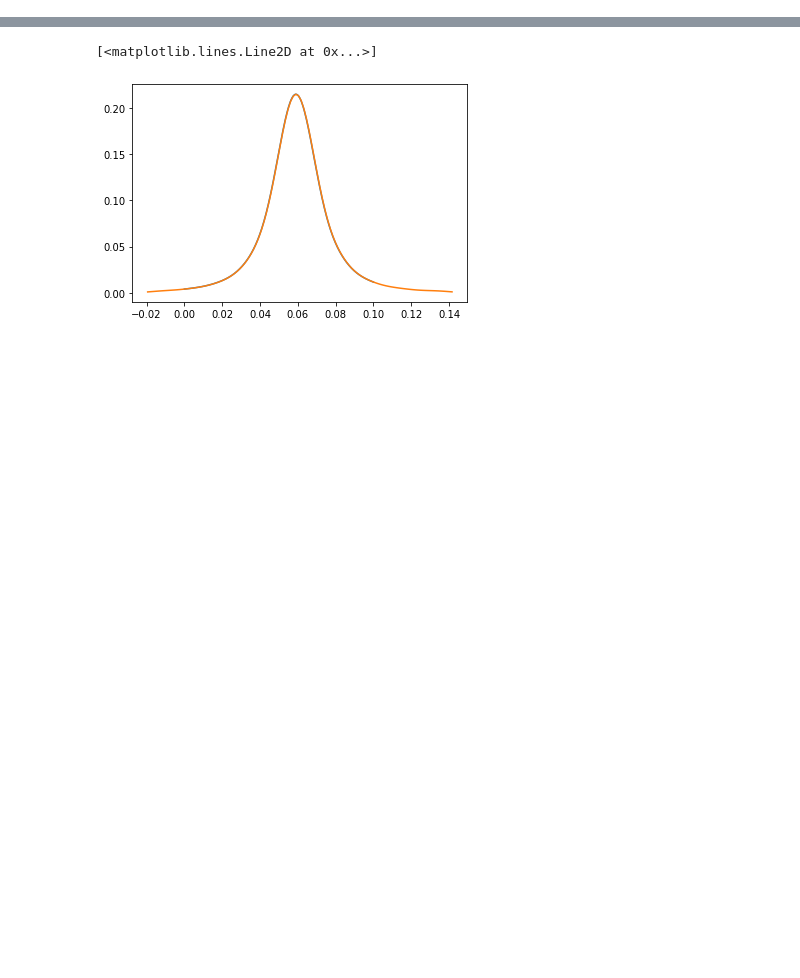
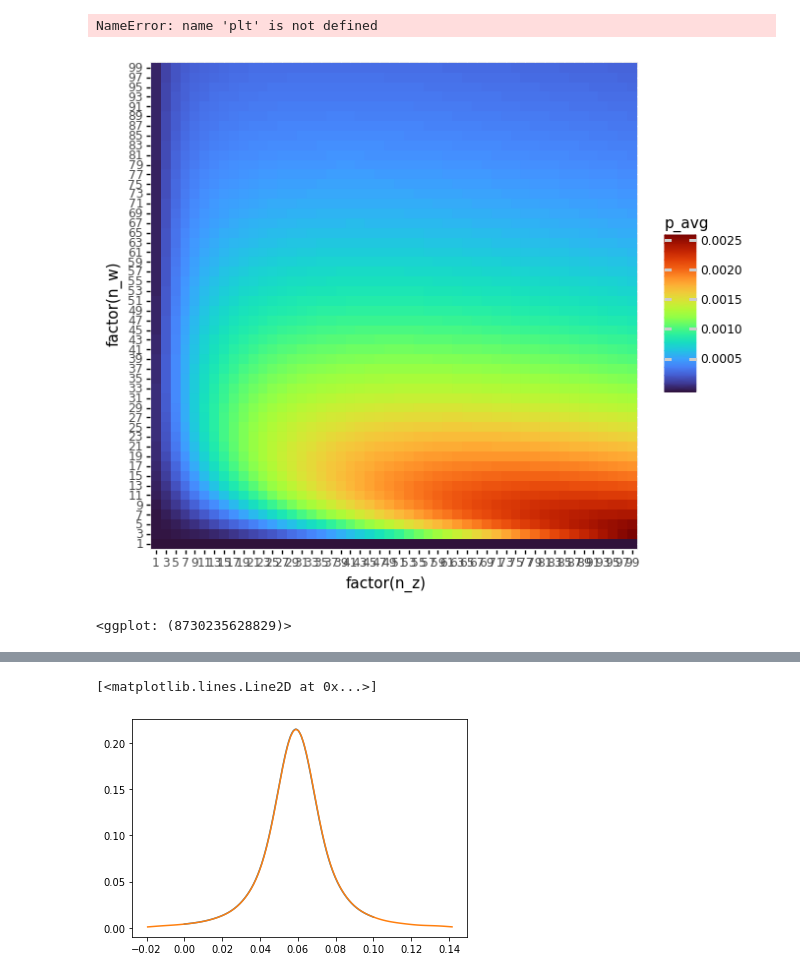
Before and after one commit to mnicstruwig/FlexibleFluxSimulator, a Jupyter notebook: experiments/2020-10-17-Optimization-test.ipynb, the cells around one changed output, grey strips where cells are left out. Drawn from its saved outputs; the diff is of its cells as text; code cells hidden in the pictures; blank space fills up the shorter version.

```diff
--- a/experiments/2020-10-17-Optimization-test.ipynb
+++ b/experiments/2020-10-17-Optimization-test.ipynb
@@ -240,0 +296,11 @@ df.head()
+# %%
+plt.plot(*get_load_power())
+# %% [output]
+NameError: name 'plt' is not defined
+# %%
+from plotnine import *
+p = ggplot(aes(x='factor(n_z)', y='factor(n_w)', fill='p_avg'), df_2c1m)
+p + geom_tile() + coord_equal() + scale_fill_cmap('turbo')
+# %% [output]
+[figure, added]
+<ggplot: (8730235628829)>
```
Also changed, not shown: parts of 29 cells of this notebook, 4 other files.
